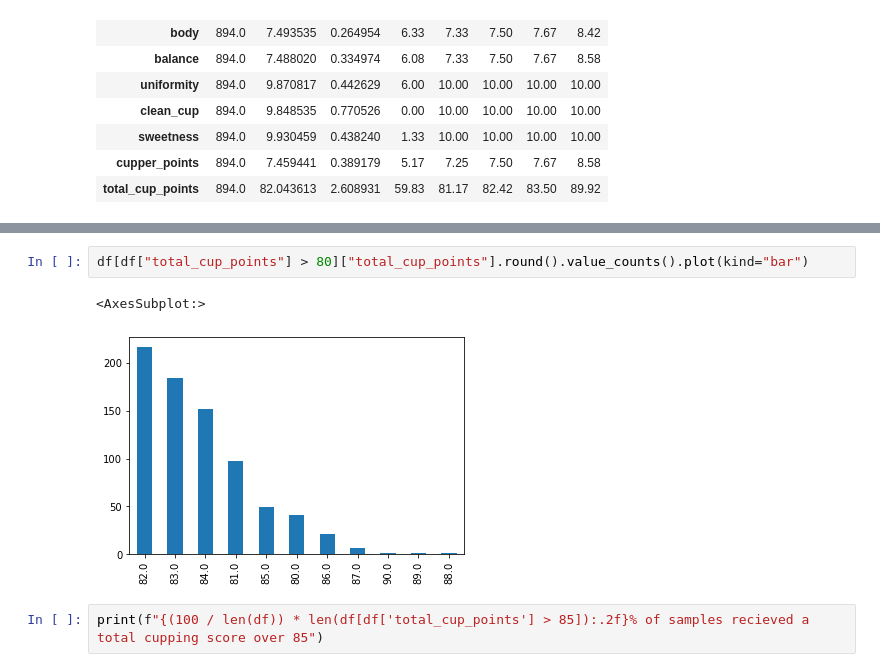
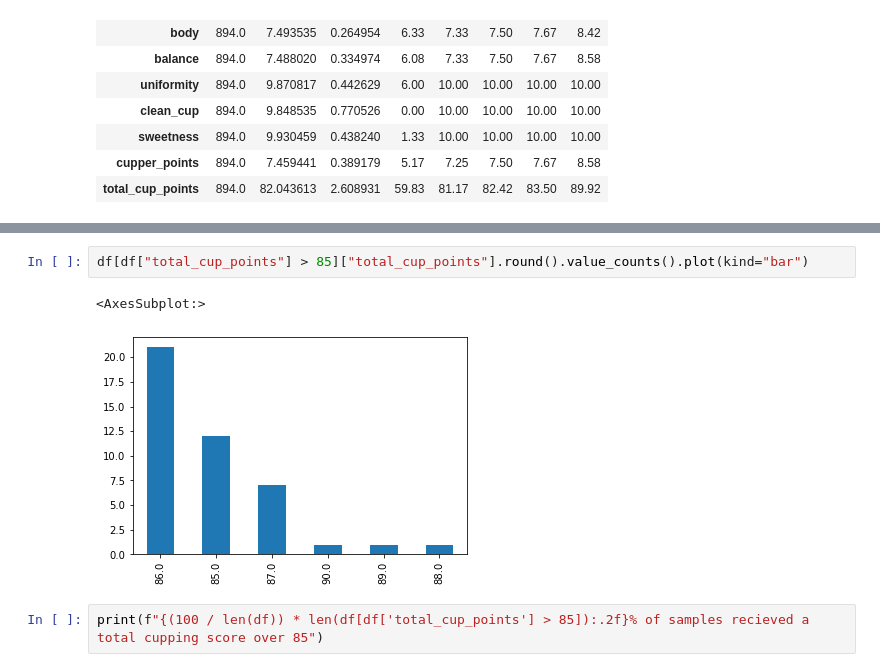
Before and after one commit to sleepypioneer/coffee-quality, a Jupyter notebook: analysis/notebooks/data_exploration.ipynb, the cells around one changed output, grey strips where cells are left out. Cells and saved outputs as stored; diff of their text form.

```diff
--- a/analysis/notebooks/data_exploration.ipynb
+++ b/analysis/notebooks/data_exploration.ipynb
@@ -216,8 +248,8 @@ df[quality_features].describe().T
 # %%
-df[df["total_cup_points"] > 80]["total_cup_points"].round().value_counts().plot(kind="bar")
+df[df["total_cup_points"] > 85]["total_cup_points"].round().value_counts().plot(kind="bar")
 # %% [output]
 <AxesSubplot:>
-[figure, old version]
+[figure, new version]
 # %%
 print(f"{(100 / len(df)) * len(df[df['total_cup_points'] > 85]):.2f}% of samples recieved a total cupping score over 85")
 # %% [output]
```
Also changed, not shown: parts of 11 cells of this notebook, 4 other files.
